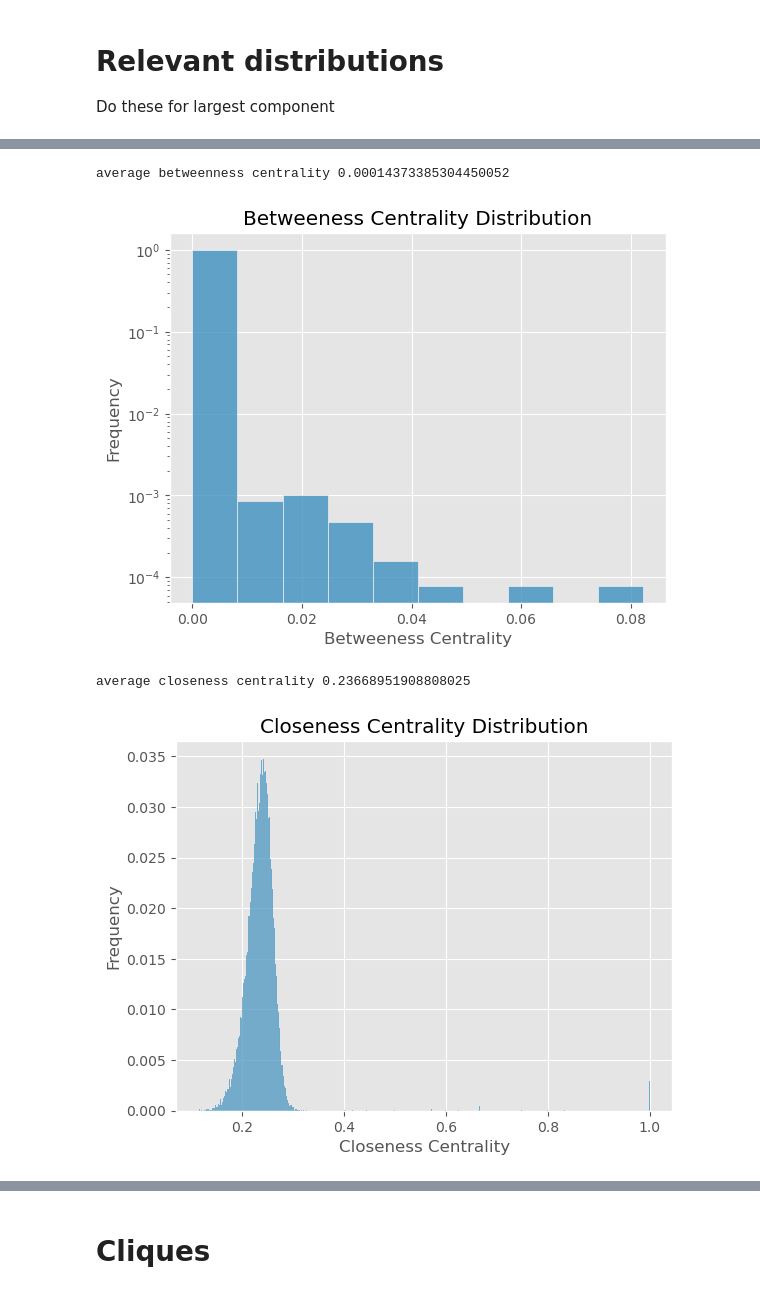
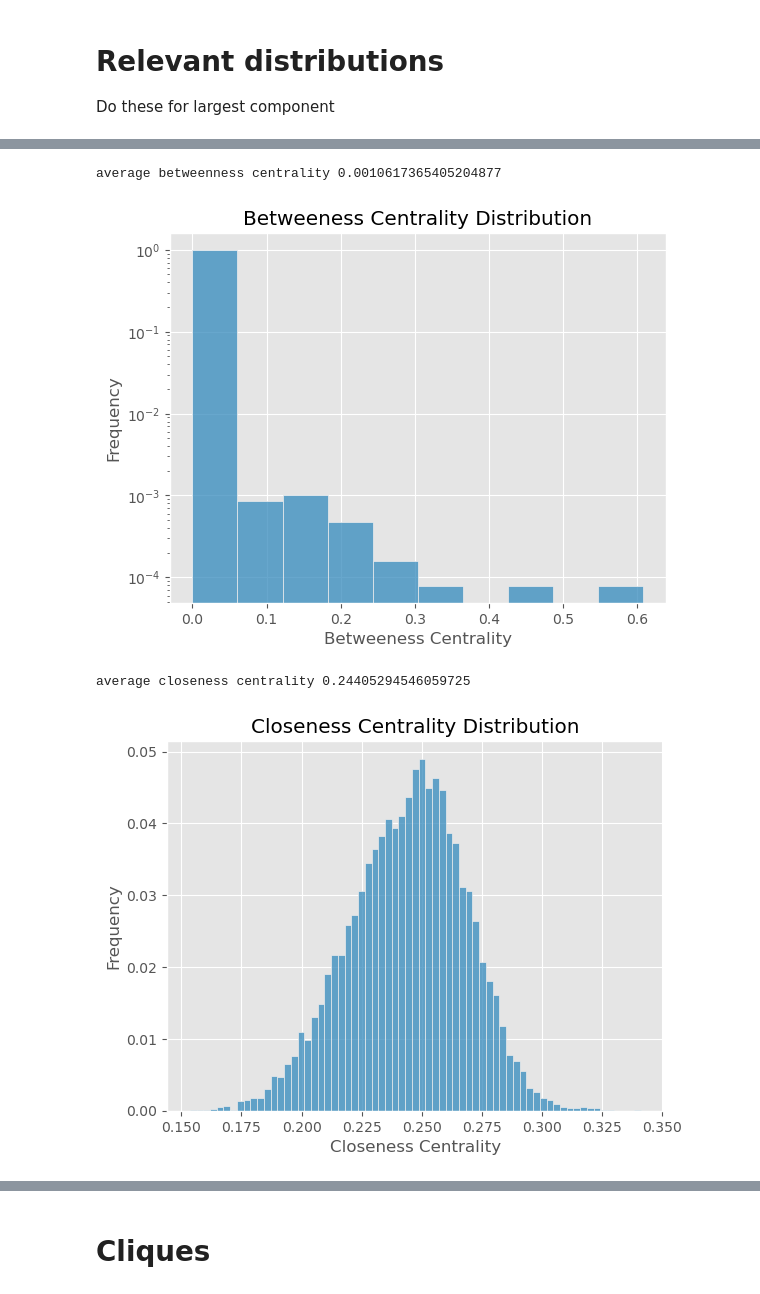
Before and after one commit to Marcus-Friis/research-project, a Jupyter notebook: notebooks/dataanalysis.ipynb, the cells around one changed output, grey strips where cells are left out. Cells and saved outputs as stored; diff of their text form; code cells hidden in the pictures.

```diff
--- a/notebooks/dataanalysis.ipynb
+++ b/notebooks/dataanalysis.ipynb
@@ -7,8 +7,8 @@ import matplotlib.pyplot as plt
 import seaborn as sns
 plt.style.use('ggplot')
 # %%
-G = nx.read_edgelist('../data/Cit-HepPh.txt', create_using=nx.DiGraph)
-G_ig = ig.Graph.from_networkx(G)
+G_nx = nx.read_edgelist('../data/Cit-HepPh.txt', create_using=nx.DiGraph)
+G = ig.Graph.from_networkx(G_nx)
 # %% [markdown]
 # Graph properties
 # %%
@@ -123,5 +123,7 @@ Text(0, 0.5, 'out-degree')
 # %% [markdown]
 # Relevant distributions
 Do these for largest component
+# %%
+G_giant = G.components().giant()
 # %%
 # clustering coefficient
@@ -138,7 +150,7 @@ Text(0, 0.5, 'Frequency')
 # %%
 # betweenness centrality
-betweenness = G_ig.components().giant().betweenness()
-betweenness = np.array(betweenness) / (G_ig.vcount() * (G_ig.vcount() - 1))
+betweenness = G_giant.betweenness()
+betweenness = np.array(betweenness) / (G_giant.vcount() * (G_giant.vcount() - 1))
 
 fig, ax = plt.subplots()
 sns.histplot(betweenness, stat='probability', ax=ax, bins=10)
@@ -149,21 +161,21 @@ ax.set_yscale('log')
 
 print('average betweenness centrality', np.mean(betweenness))
 # %% [output]
-average betweenness centrality 0.00014373385304450052
+average betweenness centrality 0.0010617365405204877
-[figure, old version]
+[figure, new version]
 # %%
 # closeness centrality
-closeness = G_ig.closeness()
+closeness = G_giant.closeness()
 
 fig, ax = plt.subplots()
 sns.histplot(closeness, stat='probability', ax=ax)
 ax.set_title('Closeness Centrality Distribution')
 ax.set_xlabel('Closeness Centrality')
 ax.set_ylabel('Frequency')
 
 print('average closeness centrality', np.mean(closeness))
 # %% [output]
-average closeness centrality 0.23668951908808025
+average closeness centrality 0.24405294546059725
-[figure, old version]
+[figure, new version]
 # %%
 # pagerank
```
Also changed, not shown: parts of 10 cells of this notebook.
